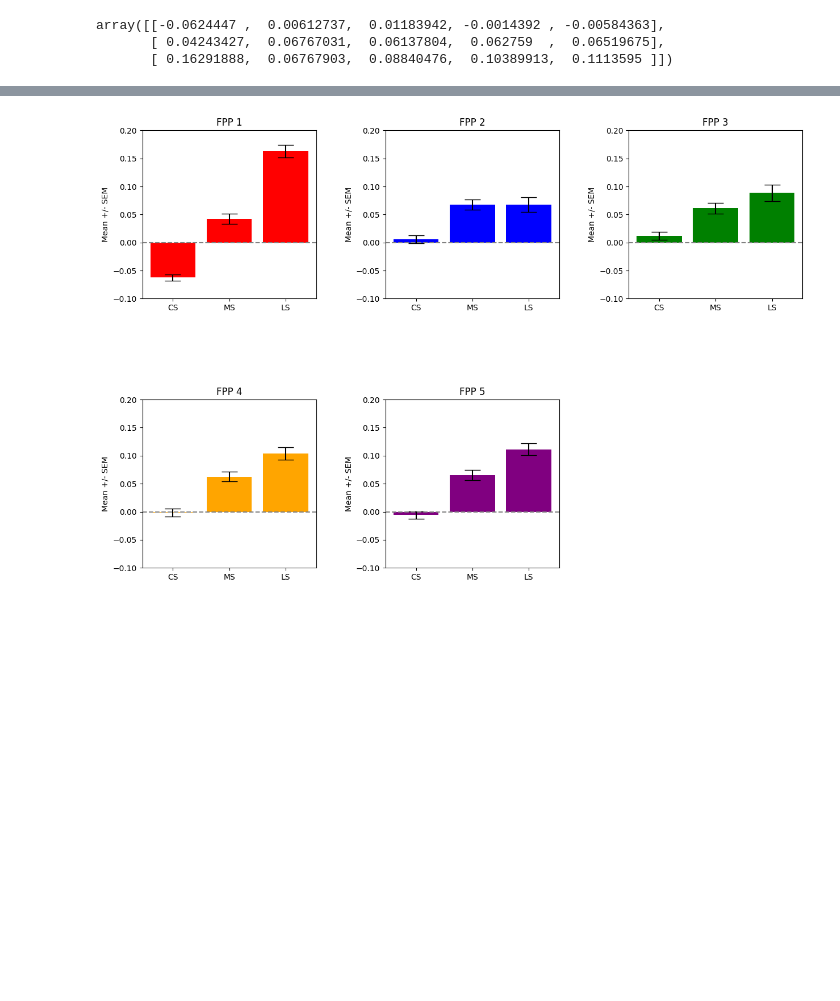
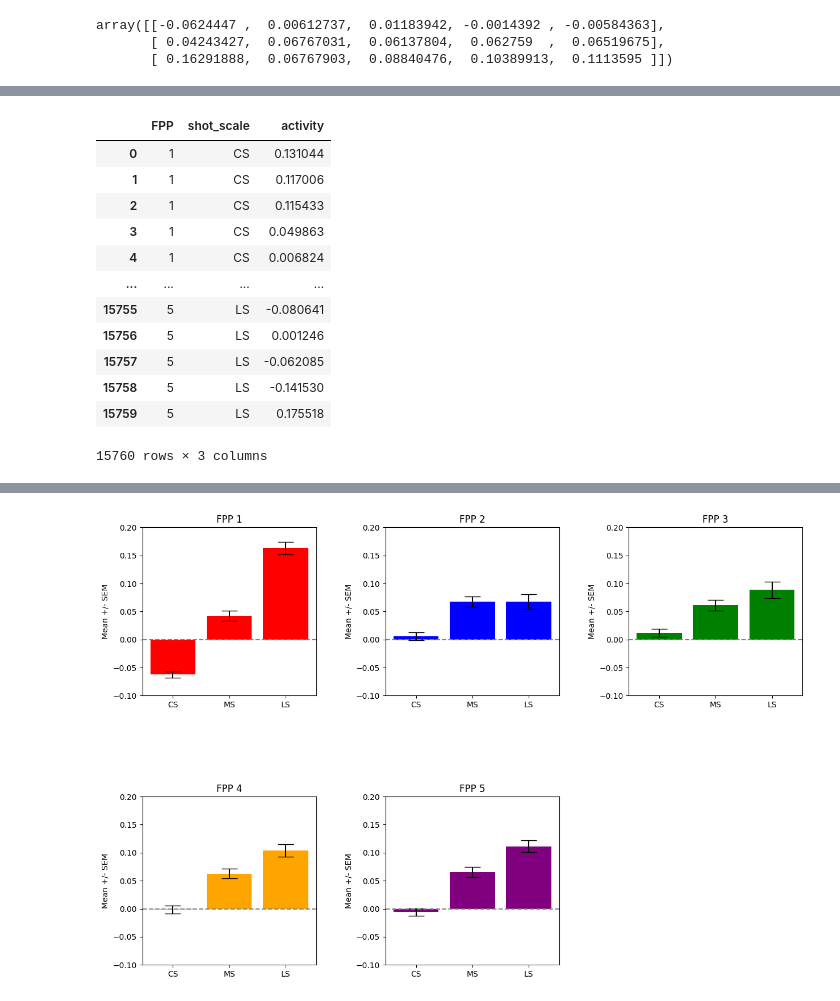
Before and after one commit to RozaHamidi/FPP_Detection_CorticalCartographyLabAnalysis, a Jupyter notebook: Figure4_analysis/Shot_scale_barplot.ipynb, the cells around one changed output, grey strips where cells are left out. Saved outputs shown, nothing was run; the diff lists cells and outputs as text; code cells hidden in the pictures; blank space fills up the shorter version.

```diff
--- a/Figure4_analysis/Shot_scale_barplot.ipynb
+++ b/Figure4_analysis/Shot_scale_barplot.ipynb
@@ -98,0 +109,49 @@ plt.show()
+# %%
+dic_shot_scales = {
+    "FPP" : [],
+    "shot_scale" : [],
+    "activity" : []
+}
+for i in range(5):
+
+    FPP_activity = mean_FPPs_activity[i]
+
+    FPP_CS = FPP_activity[shifted_CS_seconds]
+
+    CS_list = ["CS" for _ in range(shifted_CS_seconds.shape[0])]
+    dic_shot_scales["shot_scale"].extend(CS_list)
+    dic_shot_scales["activity"].extend(FPP_CS)
+
+    FPP_MS = FPP_activity[shifted_MS_seconds]
+
+    MS_list = ["MS" for _ in range(shifted_MS_seconds.shape[0])]
+    dic_shot_scales["shot_scale"].extend(MS_list)
+    dic_shot_scales["activity"].extend(FPP_MS)
+
+    FPP_LS = FPP_activity[shifted_LS_seconds]
+
+    LS_list = ["LS" for _ in range(shifted_LS_seconds.shape[0])]
+    dic_shot_scales["shot_scale"].extend(LS_list)
+    dic_shot_scales["activity"].extend(FPP_LS)
+
+    sum_seconds = shifted_CS_seconds.shape[0] + shifted_MS_seconds.shape[0] + shifted_LS_seconds.shape[0]
+    FPP_list = [f'{i+1}'] * sum_seconds
+    dic_shot_scales["FPP"].extend(FPP_list)
+# %%
+shoe_scale_dataframe = pd.DataFrame(dic_shot_scales)
+# %%
+shoe_scale_dataframe
+# %% [output]
+|  | FPP | shot_scale | activity |
+| 0 | 1 | CS | 0.131044 |
+| 1 | 1 | CS | 0.117006 |
+| 2 | 1 | CS | 0.115433 |
+| 3 | 1 | CS | 0.049863 |
+| 4 | 1 | CS | 0.006824 |
+| ... | ... | ... | ... |
+| 15755 | 5 | LS | -0.080641 |
+| 15756 | 5 | LS | 0.001246 |
+| 15757 | 5 | LS | -0.062085 |
+| 15758 | 5 | LS | -0.141530 |
+| 15759 | 5 | LS | 0.175518 |
+15760 rows × 3 columns
```
Also changed, not shown: parts of 16 cells of this notebook.
